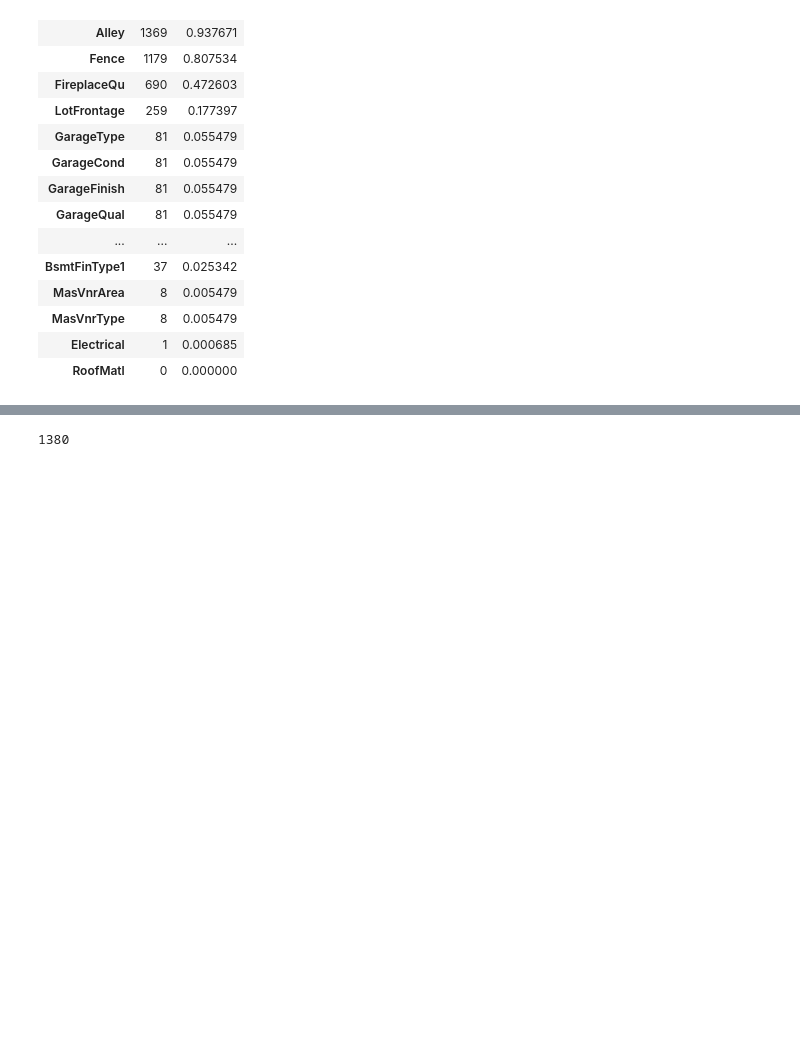
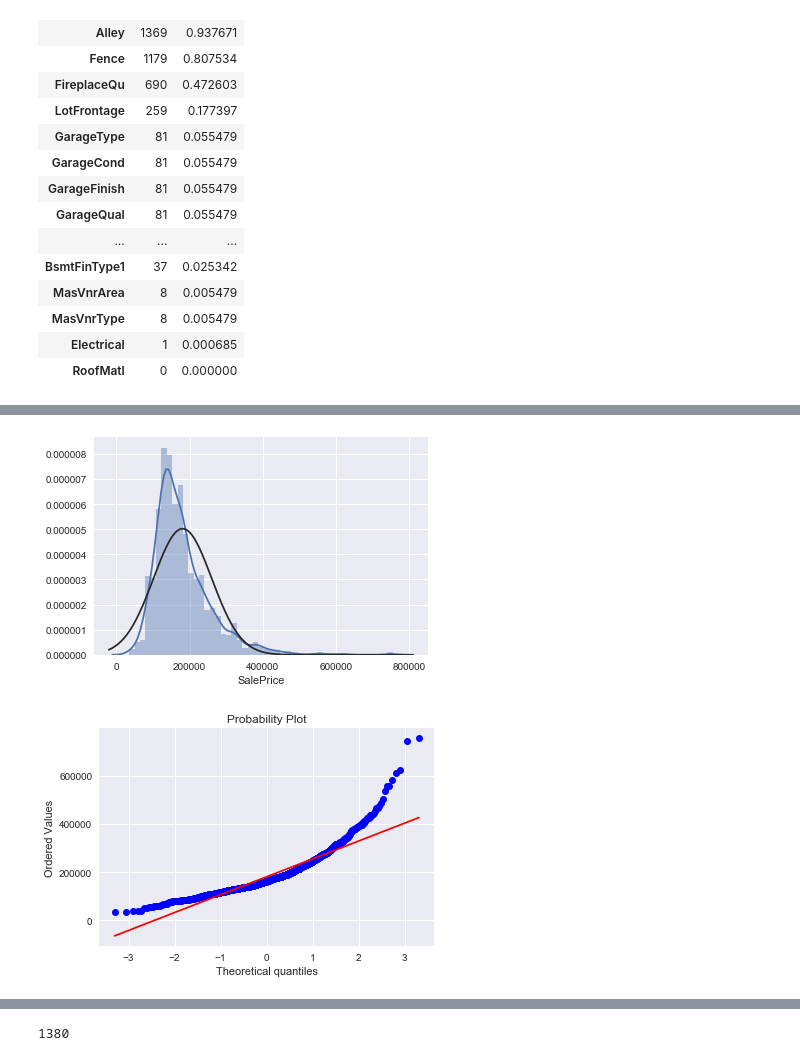
Before and after one commit to kallaway/100-days-of-code, a Jupyter notebook: code/datascience/kaggle-house-prices-competition.ipynb, the cells around one changed output, grey strips where cells are left out. Cells and saved outputs as stored; diff of their text form; code cells hidden in the pictures; blank space fills up the shorter version.

Commit message:
qq plots and normality of features

```diff
--- a/code/datascience/kaggle-house-prices-competition.ipynb
+++ b/code/datascience/kaggle-house-prices-competition.ipynb
@@ -182,0 +207,9 @@ train_df_cleaned.columns.values
+# %%
+#histogram and QQ plot
+
+sns.distplot(train_df['SalePrice'], fit=norm);
+fig = plt.figure()
+res = stats.probplot(train_df['SalePrice'], plot=plt)
+# %% [output]
+[figure, added]
+[figure, added]
```
Also changed, not shown: parts of 13 cells of this notebook, 2 other files.
